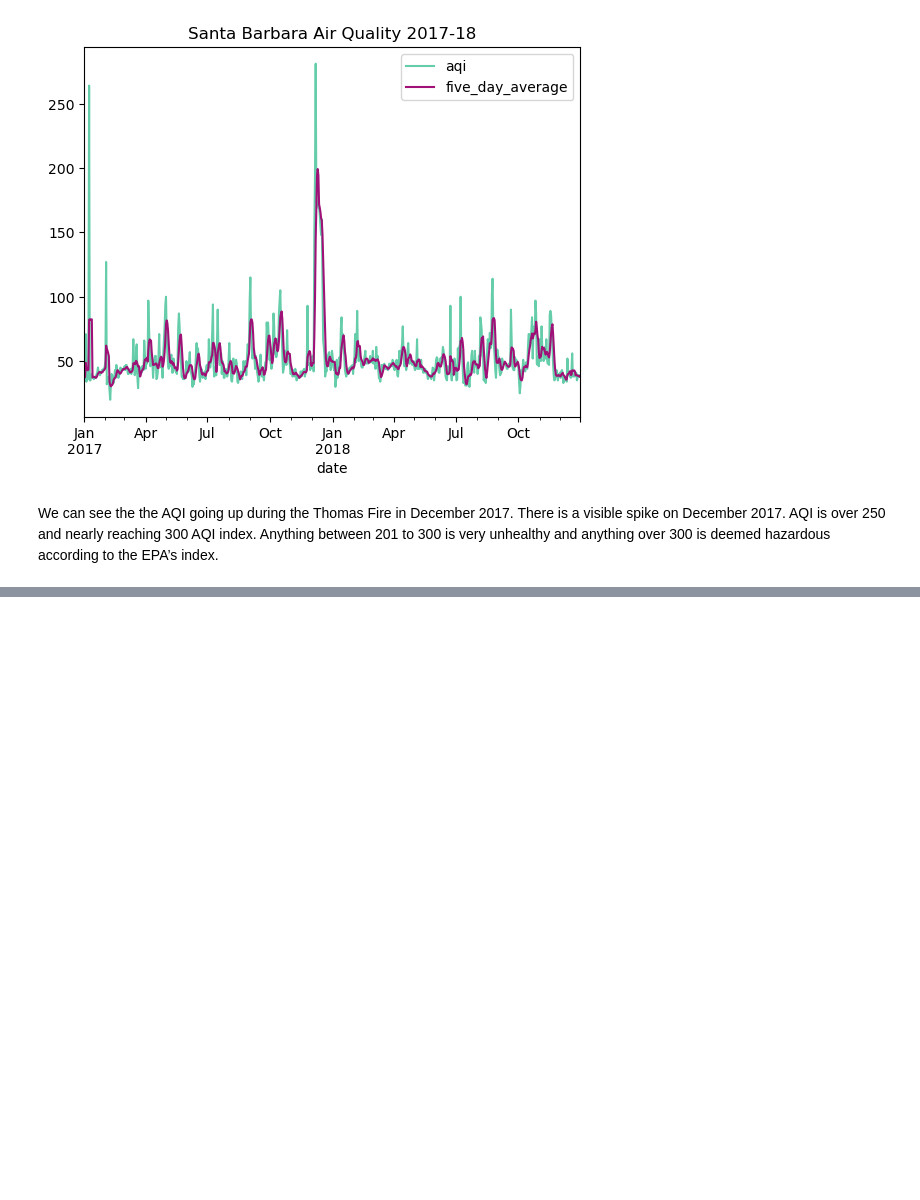
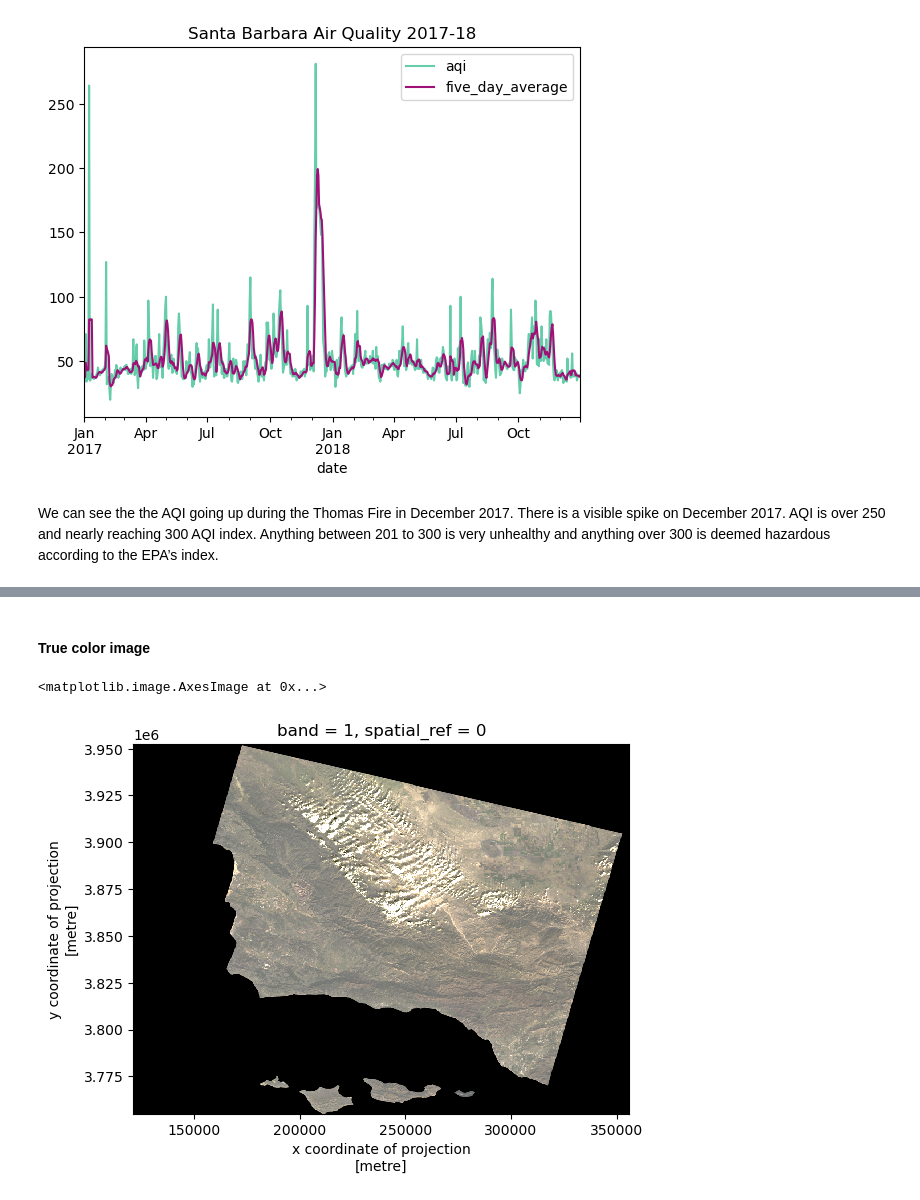
Before and after one commit to Vanessa-Salgado/eds220-hw4-task3, a Jupyter notebook: thomas_fire_analysis.ipynb, the cells around one changed output, grey strips where cells are left out. Cells and saved outputs as stored; diff of their text form; code cells hidden in the pictures; blank space fills up the shorter version.

```diff
--- a/thomas_fire_analysis.ipynb
+++ b/thomas_fire_analysis.ipynb
@@ -219,0 +210,11 @@ landsat.rio.crs
+# %%
+# squeeze the band
+landsat = landsat.squeeze(['band'])
+# %% [markdown]
+#### True color image
+# %%
+#plot the rgb array using robust parameter
+landsat[['red', 'green', 'blue']].to_array().plot.imshow(robust= True)
+# %% [output]
+<matplotlib.image.AxesImage at 0x...>
+[figure, added]
```
Also changed, not shown: parts of 45 cells of this notebook.
